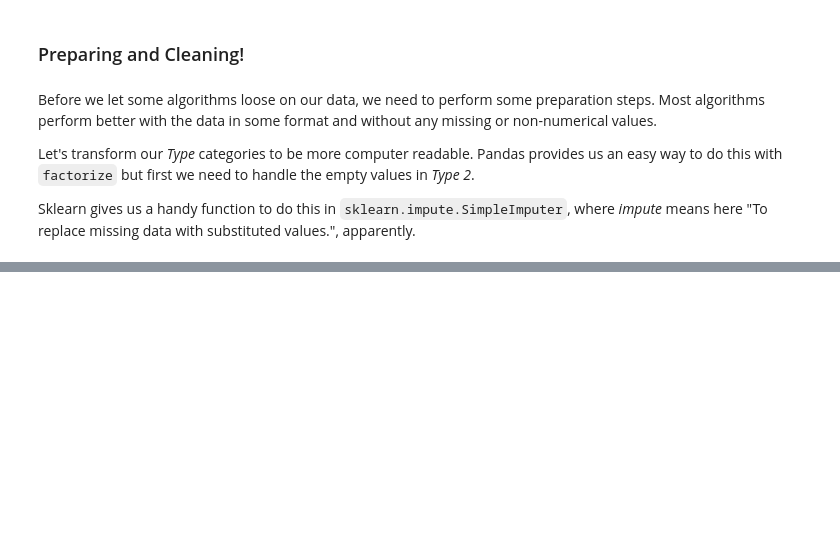
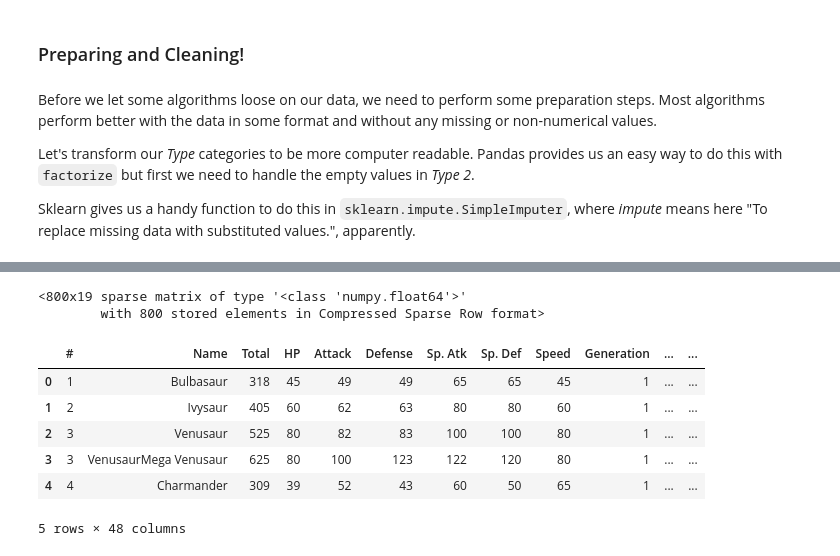
Before and after one commit to mattalexanderhill/animl, a Jupyter notebook: notebooks/pokemon.ipynb, the cells around one changed output, grey strips where cells are left out. Saved outputs shown, nothing was run; the diff lists cells and outputs as text; code cells hidden in the pictures; blank space fills up the shorter version.

```diff
--- a/notebooks/pokemon.ipynb
+++ b/notebooks/pokemon.ipynb
@@ -238,0 +253,35 @@ array=['Poison' 'Poison' 'Poison' 'Poison' nan nan 'Flying' 'Dragon' 'Flying'
+# %%
+from sklearn.preprocessing import OneHotEncoder
+
+type_one_encoded, type_ones = pokemon['Type 1'].factorize()
+type_two_encoded, type_twos = pokemon['Type 2'].factorize()
+
+encoder_one  = OneHotEncoder(categories="auto")
+type_one_cat = encoder.fit_transform(type_one_encoded.reshape(-1, 1))
+type_two_cat = encoder.fit_transform(type_two_encoded.reshape(-1, 1))
+
+type_two_cat
+# %% [output]
+<800x19 sparse matrix of type '<class 'numpy.float64'>'
+        with 800 stored elements in Compressed Sparse Row format>
+# %%
+type_one_matrix  = pd.DataFrame(type_one_cat.todense())
+type_one_matrix.columns = ['1 - {}'.format(t) for t in type_ones]
+
+type_two_matrix  = pd.DataFrame(type_two_cat.todense())
+type_two_matrix.columns = ['2 - {}'.format(t) for t in type_twos]
+
+pokemon = pokemon.join(type_one_matrix).join(type_two_matrix)
+
+pokemon = pokemon.drop('Type 1', axis=1)
+pokemon = pokemon.drop('Type 2', axis=1)
+
+pokemon.head()
+# %% [output]
+|  | # | Name | Total | HP | Attack | Defense | Sp. Atk | Sp. Def | Speed | Generation | ... | ... |
+| 0 | 1 | Bulbasaur | 318 | 45 | 49 | 49 | 65 | 65 | 45 | 1 | ... | ... |
+| 1 | 2 | Ivysaur | 405 | 60 | 62 | 63 | 80 | 80 | 60 | 1 | ... | ... |
+| 2 | 3 | Venusaur | 525 | 80 | 82 | 83 | 100 | 100 | 80 | 1 | ... | ... |
+| 3 | 3 | VenusaurMega Venusaur | 625 | 80 | 100 | 123 | 122 | 120 | 80 | 1 | ... | ... |
+| 4 | 4 | Charmander | 309 | 39 | 52 | 43 | 60 | 50 | 65 | 1 | ... | ... |
+5 rows × 48 columns
```
Also changed, not shown: parts of 15 cells of this notebook, 3 other files.
